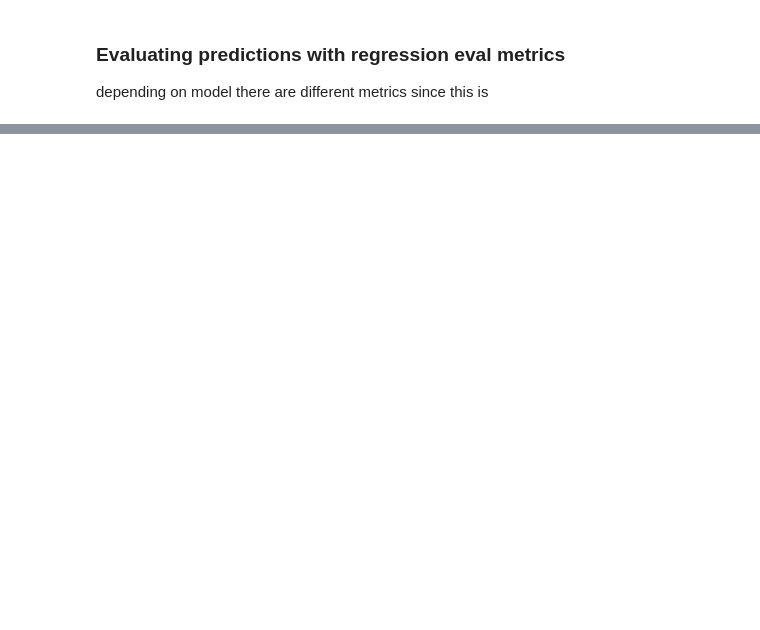
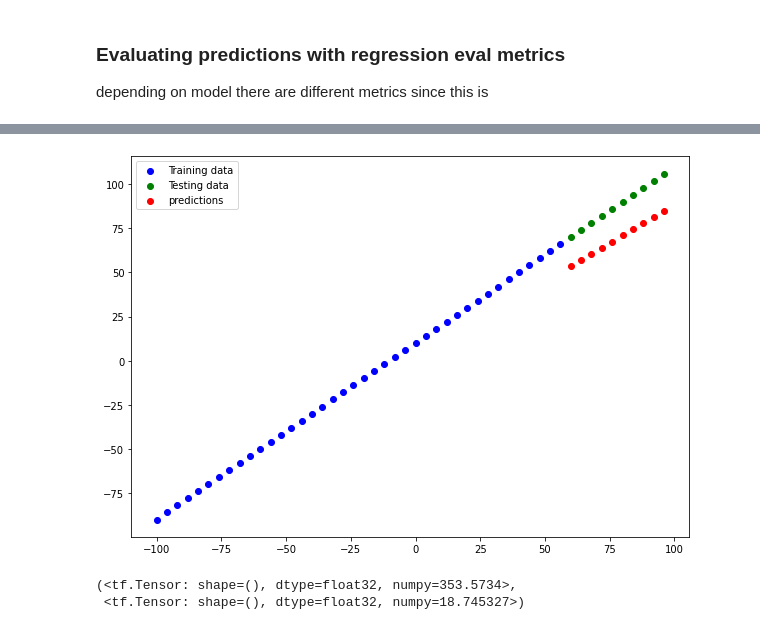
Before and after one commit to JaradAng/tensorflow_training, a Jupyter notebook: nueral_network_regression.ipynb, the cells around one changed output, grey strips where cells are left out. Saved outputs shown, nothing was run; the diff lists cells and outputs as text; code cells hidden in the pictures; blank space fills up the shorter version.

```diff
--- a/nueral_network_regression.ipynb
+++ b/nueral_network_regression.ipynb
@@ -547,0 +552,14 @@ def mse(y_true, y_pred):
+# %%
+#build the model
+tf.random.set_seed(42)
+model1 = tf.keras.Sequential([
+    tf.keras.layers.Dense(1)
+])
+
+#Compile the model
+model1.compile(loss = tf.keras.losses.mae,
+              optimizer = tf.optimizers.SGD(),
+              metrics = ['mae'])
+
+#fit the model
+model1.fit(tf.expand_dims(X_train,axis=1), y_train, epochs=100)
@@ -547,0 +585,5 @@ def mse(y_true, y_pred):
+# %%
+#make and plot predicitons for model 1
+y_preds_1 = model1.predict(X_test)
+plot_pred(predictions=y_preds_1)
+# %% [output]
@@ -547,0 +592,10 @@ def mse(y_true, y_pred):
+[figure, added]
+# %%
+#create model1 eval
+mae1 = mae(y_test, tf.squeeze(y_preds_1))
+mse1 = mse(y_test, tf.squeeze(y_preds_1))
+
+mse1, mae1
+# %% [output]
+(<tf.Tensor: shape=(), dtype=float32, numpy=353.5734>,
+ <tf.Tensor: shape=(), dtype=float32, numpy=18.745327>)
```
Also changed, not shown: parts of 31 cells of this notebook.
